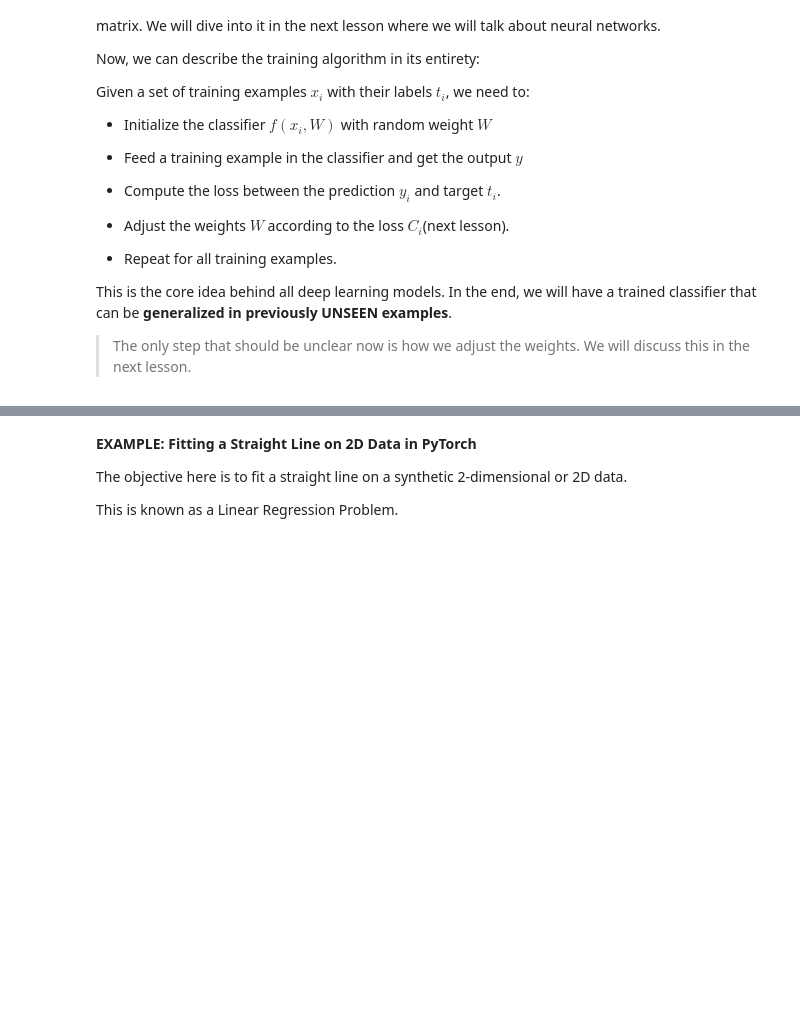
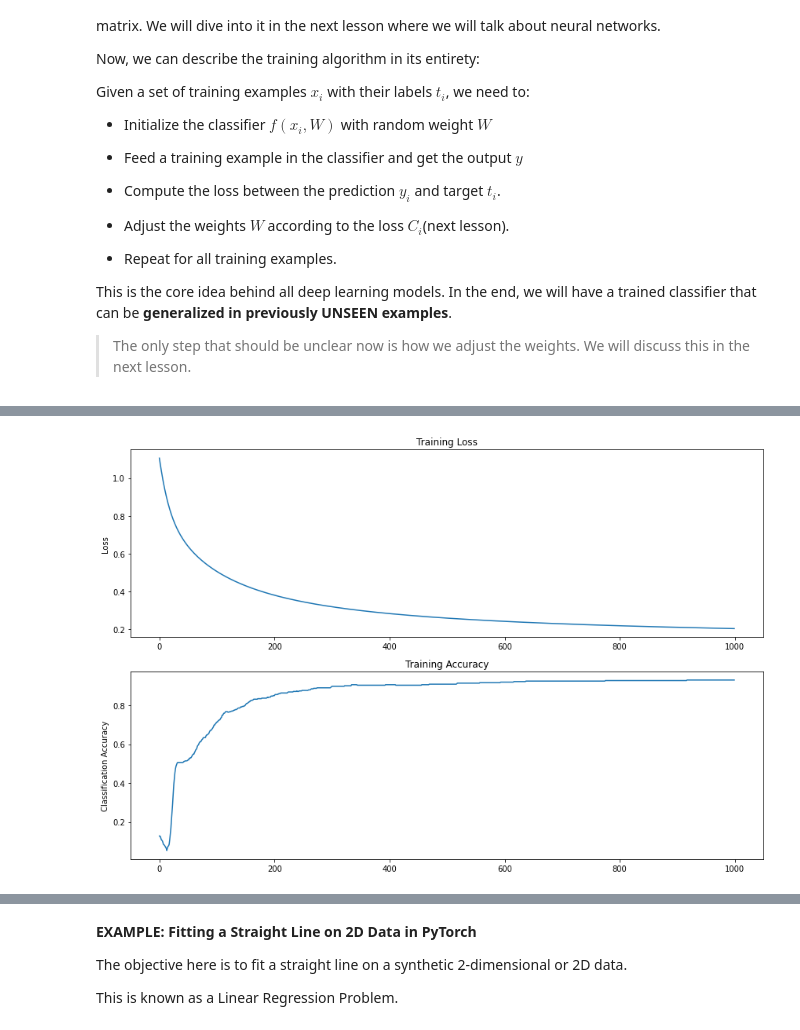
Before and after one commit to CUTe-EmbeddedAI/DLIVA_CV_5Day_Workshop, a Jupyter notebook: day2/01_Introduction_and_Linear_Classifiers.ipynb, the cells around one changed output, grey strips where cells are left out. Saved outputs shown, nothing was run; the diff lists cells and outputs as text; code cells hidden in the pictures; blank space fills up the shorter version.

```diff
--- a/day2/01_Introduction_and_Linear_Classifiers.ipynb
+++ b/day2/01_Introduction_and_Linear_Classifiers.ipynb
@@ -186,0 +328,5 @@ This is the core idea behind all deep learning models. In the end, we will have
+# %%
+# we are using binary cross entropy loss as we are dealing with binary classification
+criterion = nn.BCELoss()
+learning_rate = 0.01
+optimizer = torch.optim.SGD(model.parameters(), lr=learning_rate)
@@ -186,0 +387,14 @@ This is the core idea behind all deep learning models. In the end, we will have
+# %%
+fig, ax = plt.subplots(2, 1, figsize=(12,8))
+ax[0].plot(train_loss)
+ax[0].set_ylabel('Loss')
+ax[0].set_title('Training Loss')
+
+ax[1].plot(train_accuracy)
+ax[1].set_ylabel('Classification Accuracy')
+ax[1].set_title('Training Accuracy')
+
+plt.tight_layout()
+plt.show()
+# %% [output]
+[figure, added]
```
Also changed, not shown: parts of 24 cells of this notebook.
